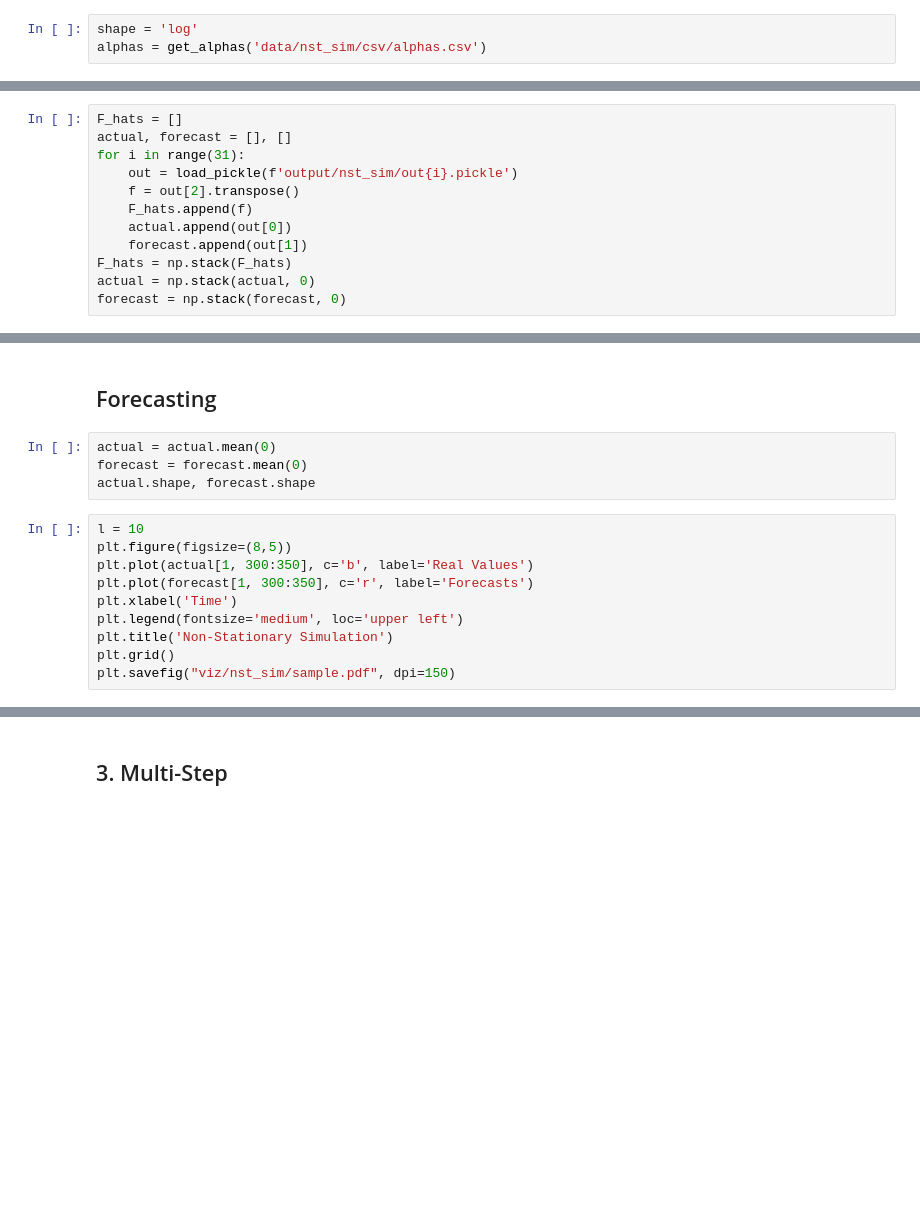
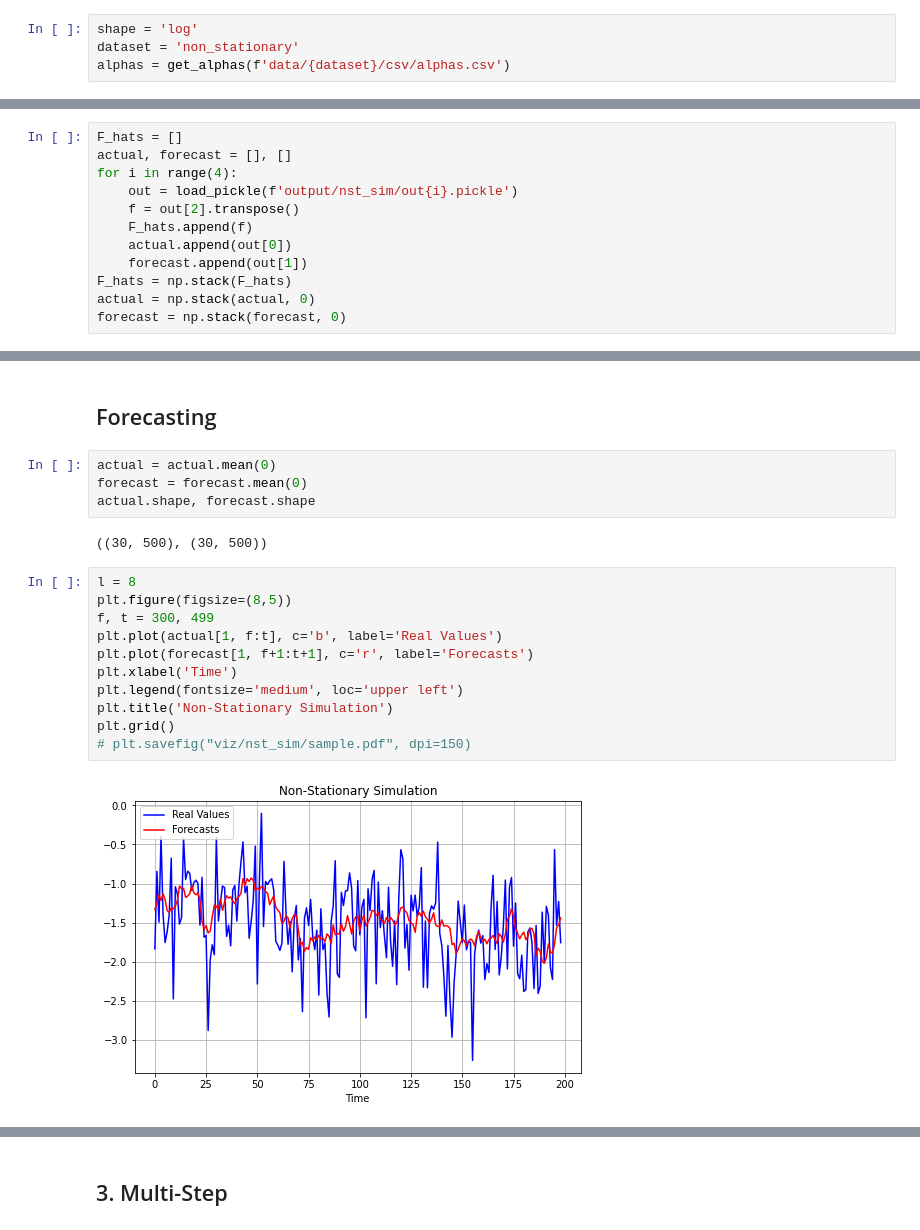
Before and after one commit to isVy08/ESTF, a Jupyter notebook: viz.ipynb, the cells around one changed output, grey strips where cells are left out. Cells and saved outputs as stored; diff of their text form; blank space fills up the shorter version.

```diff
--- a/viz.ipynb
+++ b/viz.ipynb
@@ -168,6 +156,7 @@ plot_forecast(actual, forecast, 4, 3, 300, 499, (12,5), 'viz/st_sim/forecast.pdf
 ## Shape function
 # %%
 shape = 'log'
-alphas = get_alphas('data/nst_sim/csv/alphas.csv')
+dataset = 'non_stationary'
+alphas = get_alphas(f'data/{dataset}/csv/alphas.csv')
 # %%
 alphas.shape
@@ -205,7 +196,7 @@ plt.scatter(d, F[9, 13, :])
 # %%
 F_hats = []
 actual, forecast = [], []
-for i in range(31):
+for i in range(4):
     out = load_pickle(f'output/nst_sim/out{i}.pickle')
     f = out[2].transpose()
     F_hats.append(f)
@@ -232,14 +227,19 @@ plot_sf(d, F_agg, F_hat_agg, 5, 5, 900, (13, 8), 5, 300, None)
 actual = actual.mean(0)
 forecast = forecast.mean(0)
 actual.shape, forecast.shape
+# %% [output]
+((30, 500), (30, 500))
 # %%
-l = 10
+l = 8
 plt.figure(figsize=(8,5))
-plt.plot(actual[1, 300:350], c='b', label='Real Values')
-plt.plot(forecast[1, 300:350], c='r', label='Forecasts')
+f, t = 300, 499
+plt.plot(actual[1, f:t], c='b', label='Real Values')
+plt.plot(forecast[1, f+1:t+1], c='r', label='Forecasts')
 plt.xlabel('Time')
 plt.legend(fontsize='medium', loc='upper left')
 plt.title('Non-Stationary Simulation')
 plt.grid()
-plt.savefig("viz/nst_sim/sample.pdf", dpi=150)
+# plt.savefig("viz/nst_sim/sample.pdf", dpi=150)
+# %% [output]
+[figure, added]
 # %%
```
Also changed, not shown: parts of 17 cells of this notebook, 4 other files.
